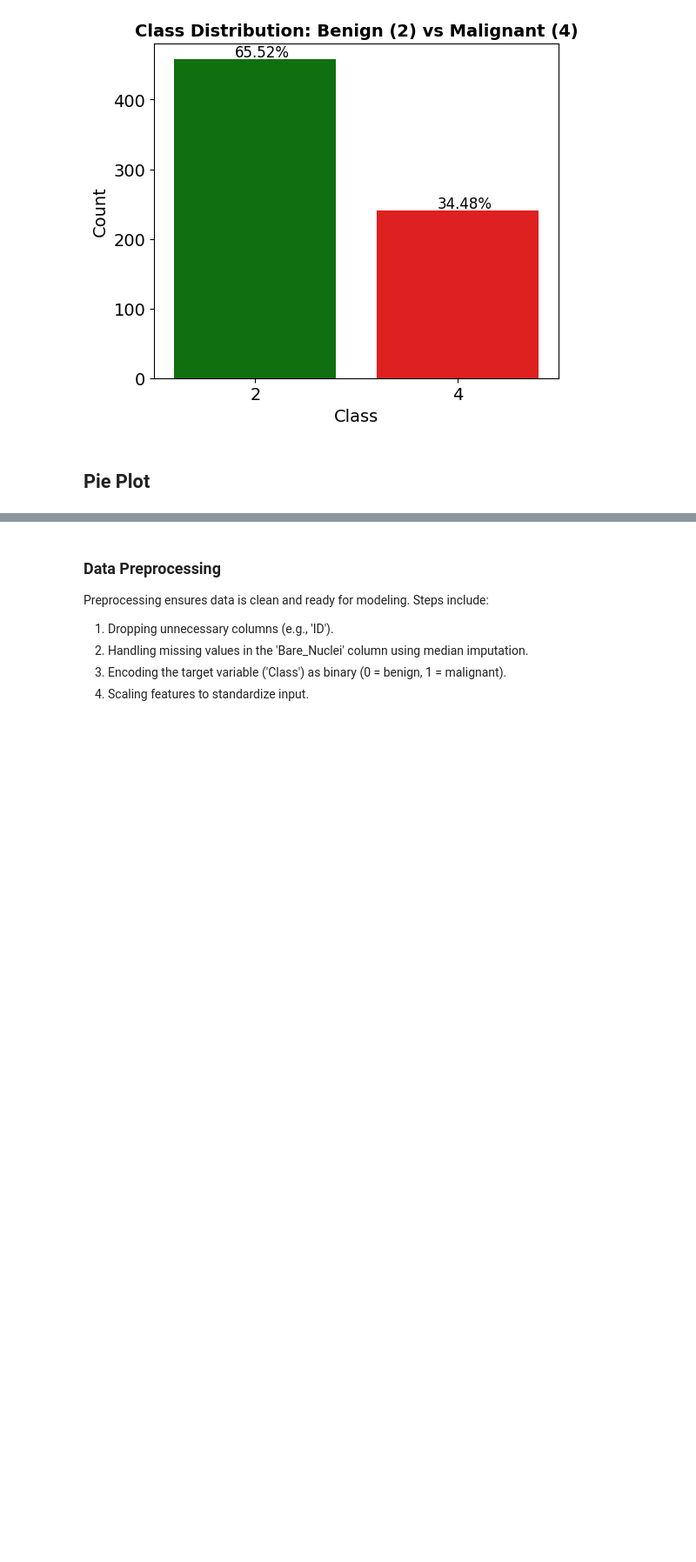
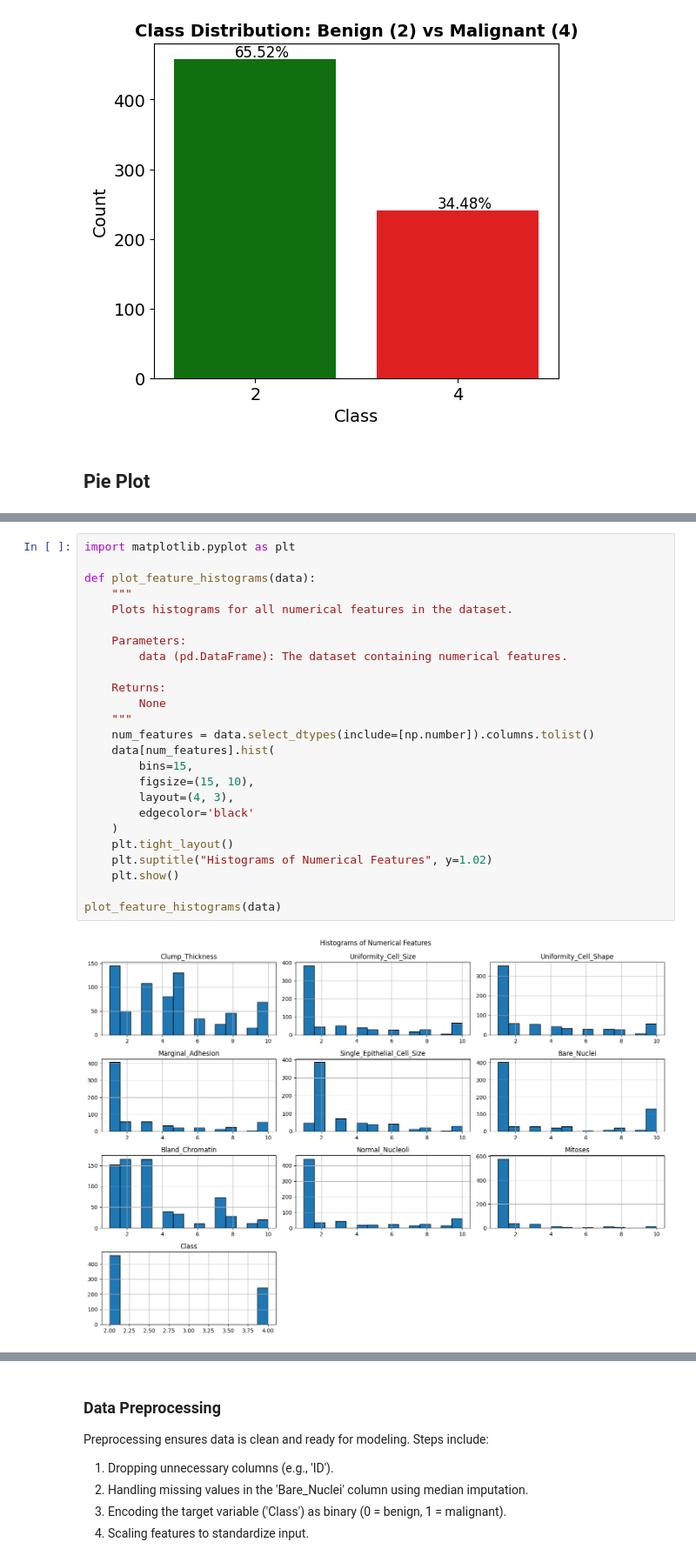
Before and after one commit to Rabia-Akhtr/Data-Science-Project-Breast_Cancer_Classification_ML, a Jupyter notebook: Data_Science_Project.ipynb, the cells around one changed output, grey strips where cells are left out. Shown at 87% size. Drawn from its saved outputs; the diff is of its cells as text; blank space fills up the shorter version.

```diff
--- a/Data_Science_Project.ipynb
+++ b/Data_Science_Project.ipynb
@@ -363,4 +293,31 @@ if __name__ == "__main__":
     create_pie_chart(example_data)
 # %% [output]
 [interactive output not drawn]
+# %%
+import matplotlib.pyplot as plt
+
+def plot_feature_histograms(data):
+    """
+    Plots histograms for all numerical features in the dataset.
+
+    Parameters:
+        data (pd.DataFrame): The dataset containing numerical features.
+
+    Returns:
+        None
+    """
+    num_features = data.select_dtypes(include=[np.number]).columns.tolist()
+    data[num_features].hist(
+        bins=15,
+        figsize=(15, 10),
+        layout=(4, 3),
+        edgecolor='black'
+    )
+    plt.tight_layout()
+    plt.suptitle("Histograms of Numerical Features", y=1.02)
+    plt.show()
+
+plot_feature_histograms(data)
+# %% [output]
+[figure, added]
 # %%
```
Also changed, not shown: parts of 7 cells of this notebook.
